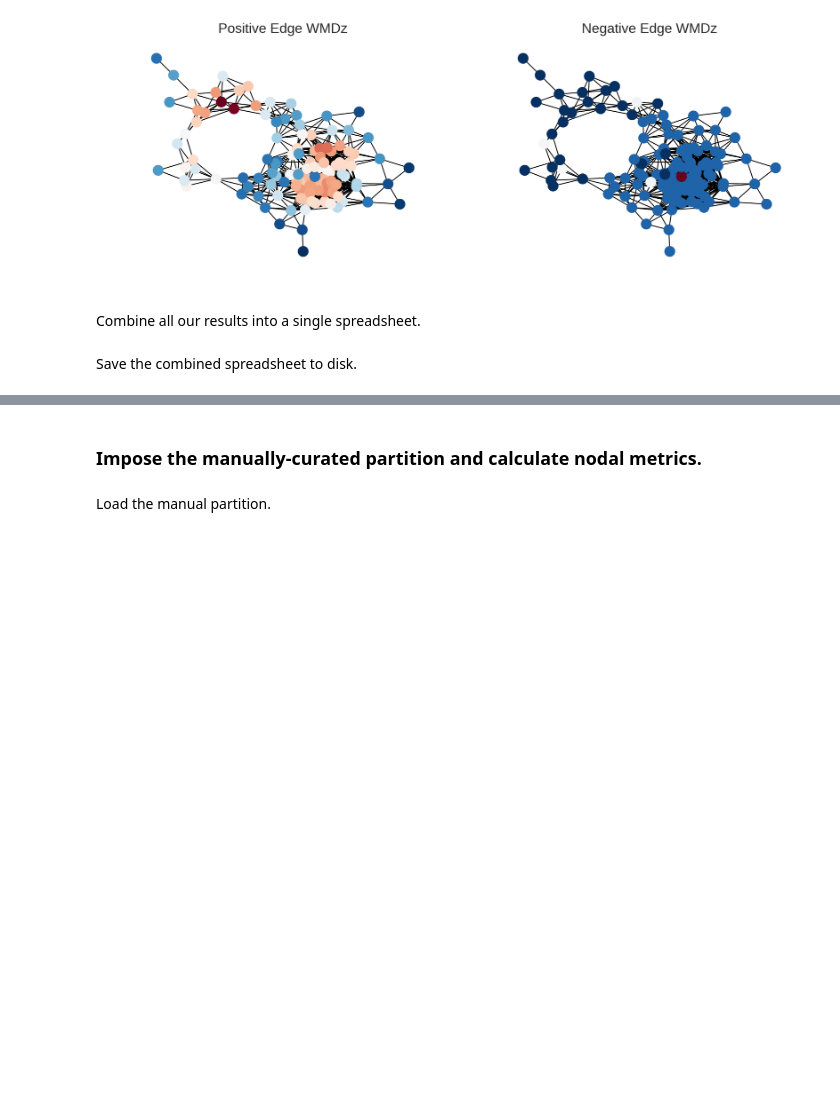
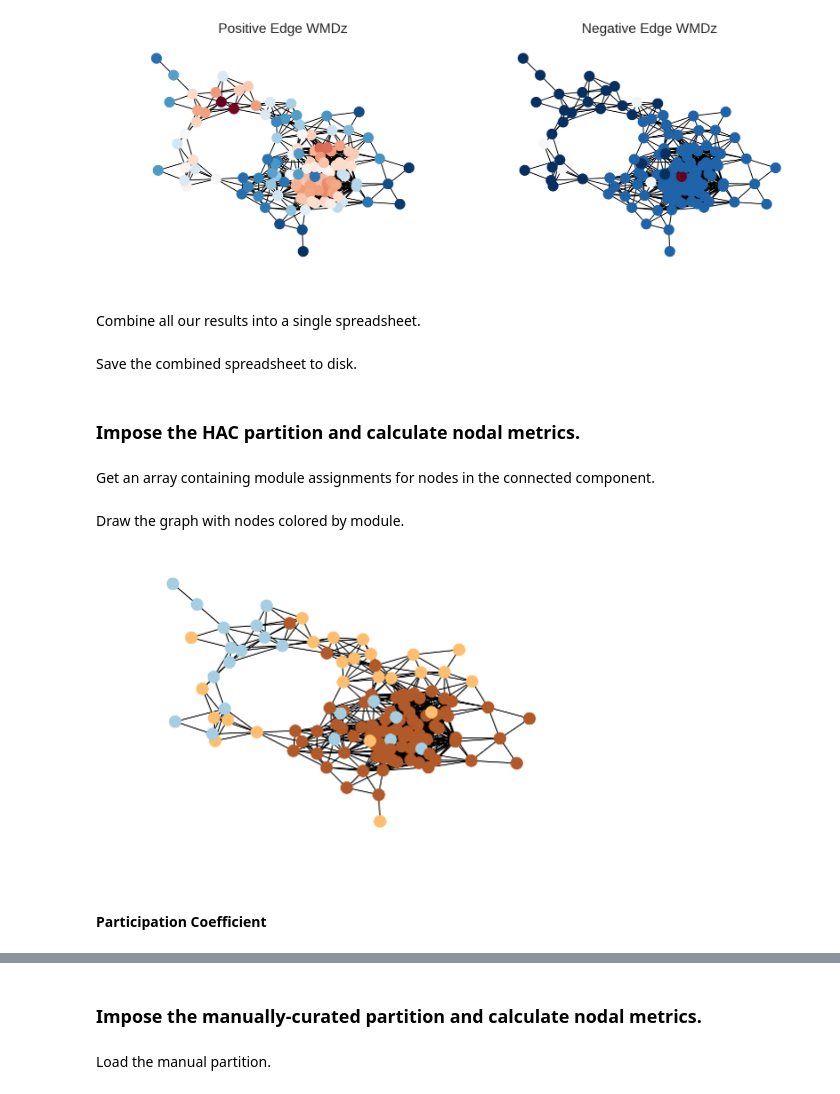
Before and after one commit to danlurie/withdrawal_can, a Jupyter notebook: code/notebooks/Withdrawal - Threshold Med.ipynb, the cells around one changed output, grey strips where cells are left out. Cells and saved outputs as stored; diff of their text form; code cells hidden in the pictures; blank space fills up the shorter version.

Commit message:
Added HAC partition

```diff
--- a/code/notebooks/Withdrawal - Threshold Med.ipynb
+++ b/code/notebooks/Withdrawal - Threshold Med.ipynb
@@ -194,3 +194,19 @@ combined_df.index.names = ['Region']
 Save the combined spreadsheet to disk.
 # %%
 combined_df.to_csv('/home/despoB/dlurie/Projects/withdrawal_CAN/results/withdrawal_thresh085/NothreshPartition_combined_results.csv', sep=',')
+# %% [markdown]
+### Impose the HAC partition and calculate nodal metrics.
+# %%
+partition_hac_df = pd.read_csv('/home/despoB/dlurie/Projects/withdrawal_CAN/data/CIEHierarchicalClusteringPartition.csv', index_col='Region')
+# %% [markdown]
+Get an array containing module assignments for nodes in the connected component.
+# %%
+partition_hac_cc = partition_hac_df.iloc[disconnected_regions.values,0].values
+# %% [markdown]
+Draw the graph with nodes colored by module.
+# %%
+nx.draw_kamada_kawai(G_thresh, node_color=partition_hac_cc, node_size=150, cmap=plt.cm.Paired)
+# %% [output]
+[figure, added]
+# %% [markdown]
+#### Participation Coefficient
```
Also changed, not shown: parts of 11 cells of this notebook, 4 other files.
